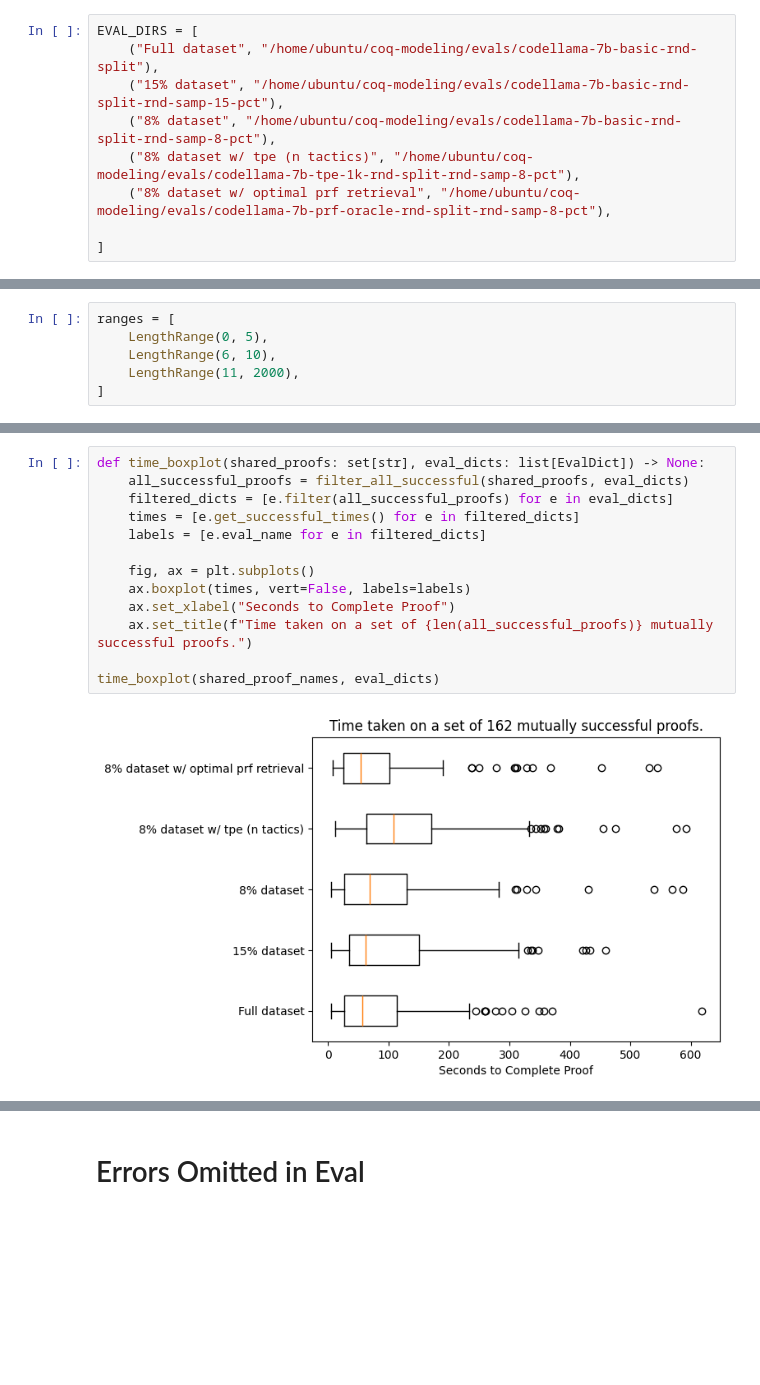
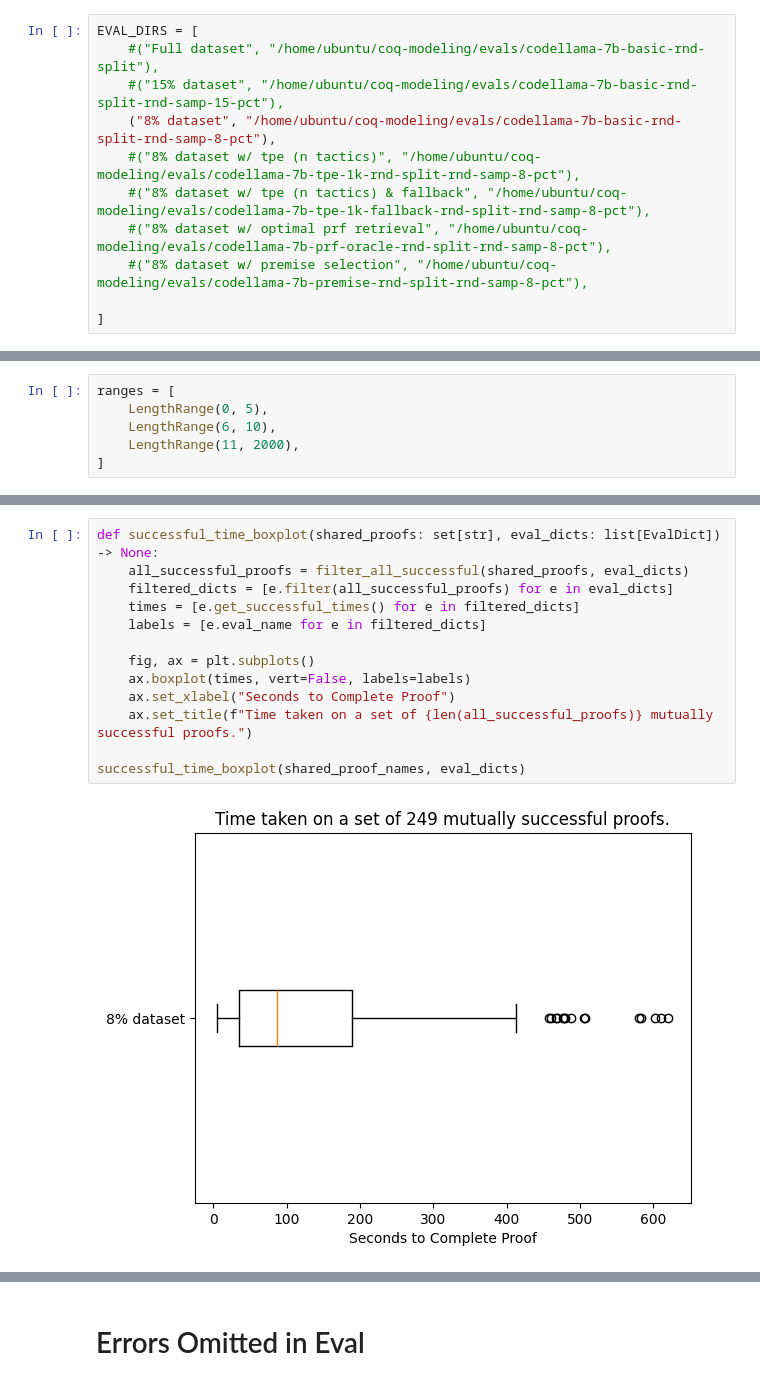
Before and after one commit to rkthomps/coq-modeling, a Jupyter notebook: notebooks/evaluation/plot_eval.ipynb, the cells around one changed output, grey strips where cells are left out. Cells and saved outputs as stored; diff of their text form; blank space fills up the shorter version.

```diff
--- a/notebooks/evaluation/plot_eval.ipynb
+++ b/notebooks/evaluation/plot_eval.ipynb
@@ -19,11 +20,13 @@ import numpy as np
 import matplotlib.pyplot as plt
 # %%
 EVAL_DIRS = [
-    ("Full dataset", "/home/ubuntu/coq-modeling/evals/codellama-7b-basic-rnd-split"),
-    ("15% dataset", "/home/ubuntu/coq-modeling/evals/codellama-7b-basic-rnd-split-rnd-samp-15-pct"),
+    #("Full dataset", "/home/ubuntu/coq-modeling/evals/codellama-7b-basic-rnd-split"),
+    #("15% dataset", "/home/ubuntu/coq-modeling/evals/codellama-7b-basic-rnd-split-rnd-samp-15-pct"),
     ("8% dataset", "/home/ubuntu/coq-modeling/evals/codellama-7b-basic-rnd-split-rnd-samp-8-pct"),
-    ("8% dataset w/ tpe (n tactics)", "/home/ubuntu/coq-modeling/evals/codellama-7b-tpe-1k-rnd-split-rnd-samp-8-pct"),
-    ("8% dataset w/ optimal prf retrieval", "/home/ubuntu/coq-modeling/evals/codellama-7b-prf-oracle-rnd-split-rnd-samp-8-pct"),
+    #("8% dataset w/ tpe (n tactics)", "/home/ubuntu/coq-modeling/evals/codellama-7b-tpe-1k-rnd-split-rnd-samp-8-pct"),
+    #("8% dataset w/ tpe (n tactics) & fallback", "/home/ubuntu/coq-modeling/evals/codellama-7b-tpe-1k-fallback-rnd-split-rnd-samp-8-pct"),
+    #("8% dataset w/ optimal prf retrieval", "/home/ubuntu/coq-modeling/evals/codellama-7b-prf-oracle-rnd-split-rnd-samp-8-pct"),
+    #("8% dataset w/ premise selection", "/home/ubuntu/coq-modeling/evals/codellama-7b-premise-rnd-split-rnd-samp-8-pct"),
 
 ]
 # %%
@@ -131,15 +134,15 @@ plot_by_ground_truth(shared_proof_names, eval_dicts)
 # %%
-def time_boxplot(shared_proofs: set[str], eval_dicts: list[EvalDict]) -> None:
+def successful_time_boxplot(shared_proofs: set[str], eval_dicts: list[EvalDict]) -> None:
     all_successful_proofs = filter_all_successful(shared_proofs, eval_dicts)
     filtered_dicts = [e.filter(all_successful_proofs) for e in eval_dicts]
     times = [e.get_successful_times() for e in filtered_dicts]
     labels = [e.eval_name for e in filtered_dicts]
 
     fig, ax = plt.subplots()
     ax.boxplot(times, vert=False, labels=labels)
     ax.set_xlabel("Seconds to Complete Proof")
     ax.set_title(f"Time taken on a set of {len(all_successful_proofs)} mutually successful proofs.")
 
-time_boxplot(shared_proof_names, eval_dicts)
+successful_time_boxplot(shared_proof_names, eval_dicts)
 # %% [output]
-[figure, old version]
+[figure, new version]
```
Also changed, not shown: parts of 9 cells of this notebook, 14 other files.
